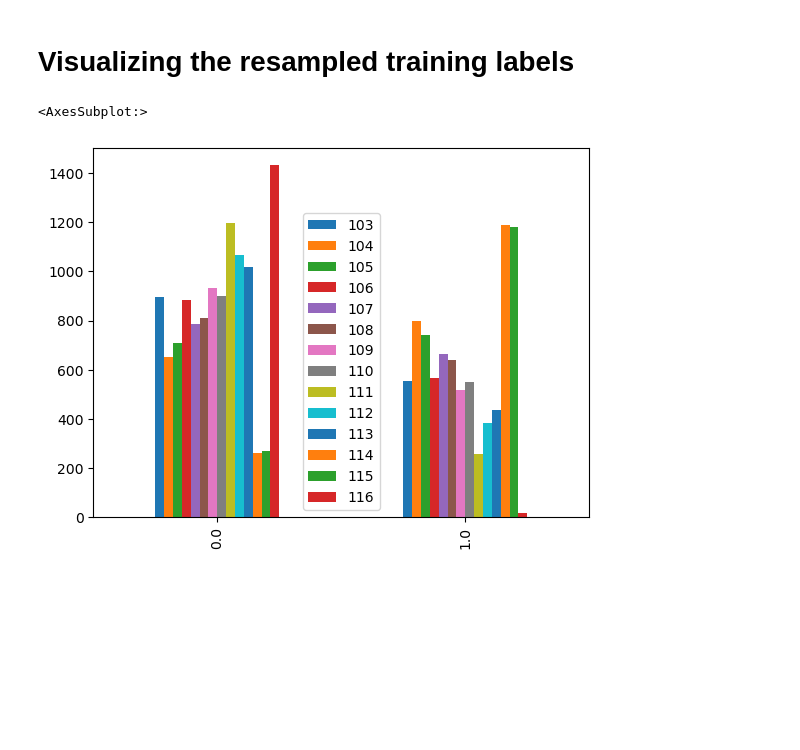
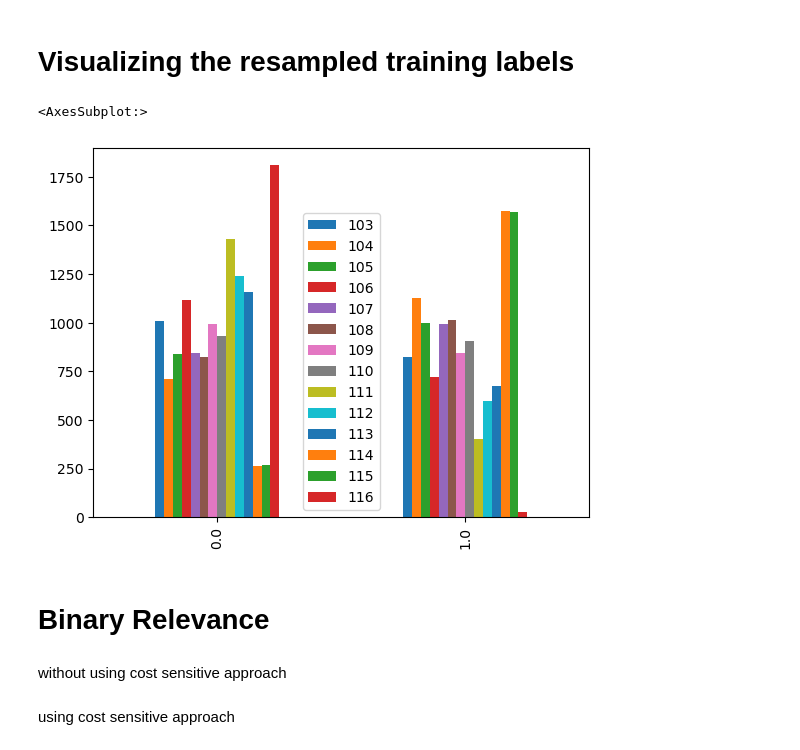
Before and after one commit to R4Z0Rx20/Multilabel-Imbalance, a Jupyter notebook: yeast.ipynb, the cells around one changed output. Saved outputs shown, nothing was run; the diff lists cells and outputs as text; code cells hidden in the pictures; blank space fills up the shorter version.

```diff
--- a/yeast.ipynb
+++ b/yeast.ipynb
@@ -106,3 +106,17 @@ def MLSMOTE(X, y, n_sample, neigh=5):
     return new_X, target
 # %% [markdown]
 # Preparing training DataFrame
+# %%
+from sklearn.model_selection import train_test_split
+
+X_df = df[df.columns[0:103]]
+y_df = df[df.columns[103:]]
+
+X = np.asarray(X_df)
+y = np.asarray(y_df)
+
+X_train, X_test, y_train, y_test = train_test_split(X, y, test_size=0.30, random_state=42)
+
+
+X_train = pd.DataFrame(X_train)
+X_test = pd.DataFrame(X_test)
@@ -109,22 +125,14 @@ def MLSMOTE(X, y, n_sample, neigh=5):
 # %%
-from sklearn.model_selection import train_test_split
-
-X_df = df[df.columns[0:103]]
-y_df = df[df.columns[103:]]
-
-X = np.asarray(X_df)
-y = np.asarray(y_df)
-
-X_train, X_test, y_train, y_test = train_test_split(X, y, test_size=0.30, random_state=42)
-
 X_traindf = pd.DataFrame(X_train)
 y_traindf = pd.DataFrame(y_train)
+X_train = np.asarray(X_train)
+y_train = np.asarray(y_train)
 df_train = pd.concat([X_traindf, y_traindf], axis=1)
 df_train.columns = range(df_train.shape[1])
 df_train.T.reset_index(drop=True).T
 
 X_sub, y_sub = get_minority_samples(X_train, y_train) # Getting minority samples of that datframe
-X_res, y_res = MLSMOTE(X_sub, y_sub, 400, 5)  # Applying MLSMOTE to augment the dataframe
+X_res, y_res = MLSMOTE(X_sub, y_sub, 785, 5)  # Applying MLSMOTE to augment the dataframe
 
 df_temp = pd.concat([X_res, y_res], axis=1)
 df_temp.columns = range(df_temp.shape[1])
@@ -133,6 +141,12 @@ df_temp.T.reset_index(drop=True).T
 df_train.reset_index(drop=True, inplace=True)
 df_temp.reset_index(drop=True, inplace=True)
 df_train = pd.concat([df_train, df_temp])
+
+X_new = df_train[df_train.columns[:103]]
+y_new = df_train[df_train.columns[103:]]
+
+X_newtrain = np.asarray(X_new)
+y_newtrain = np.asarray(y_new)
 df_train.head()
 # %% [output]
 |  | 0 | 1 | 2 | 3 | 4 | 5 | 6 | 7 | 8 | 9 | ... | ... |
@@ -145,11 +159,13 @@ df_train.head()
 # %% [markdown]
 # Visualizing the resampled training labels
 # %%
-X_new = df_train[df_train.columns[0:103]]
-y_new = df_train[df_train.columns[103:]]
 
 df2 = y_new.apply(pd.value_counts).fillna(0)
 df2.plot(kind="bar")
 # %% [output]
 <AxesSubplot:>
-[figure, old version]
+[figure, new version]
+# %% [markdown]
+# Binary Relevance
+# %% [markdown]
+ without using cost sensitive approach
@@ -155,0 +188,2 @@ df2.plot(kind="bar")
+# %% [markdown]
+using cost sensitive approach
```
Also changed, not shown: parts of 5 cells of this notebook, 4 other files.
